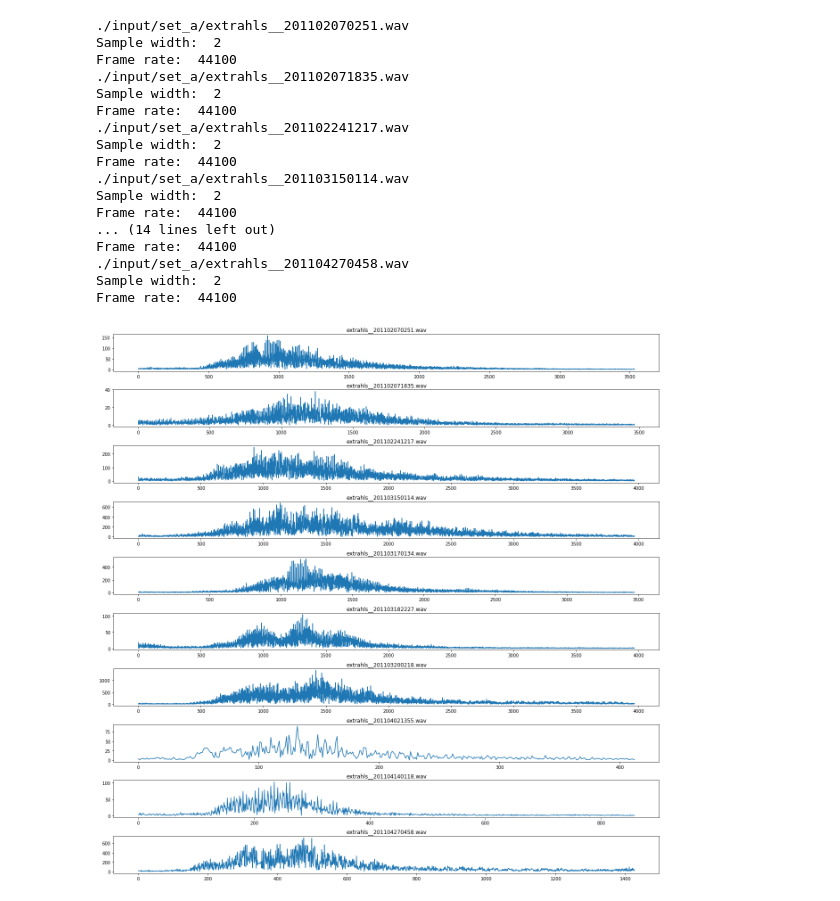
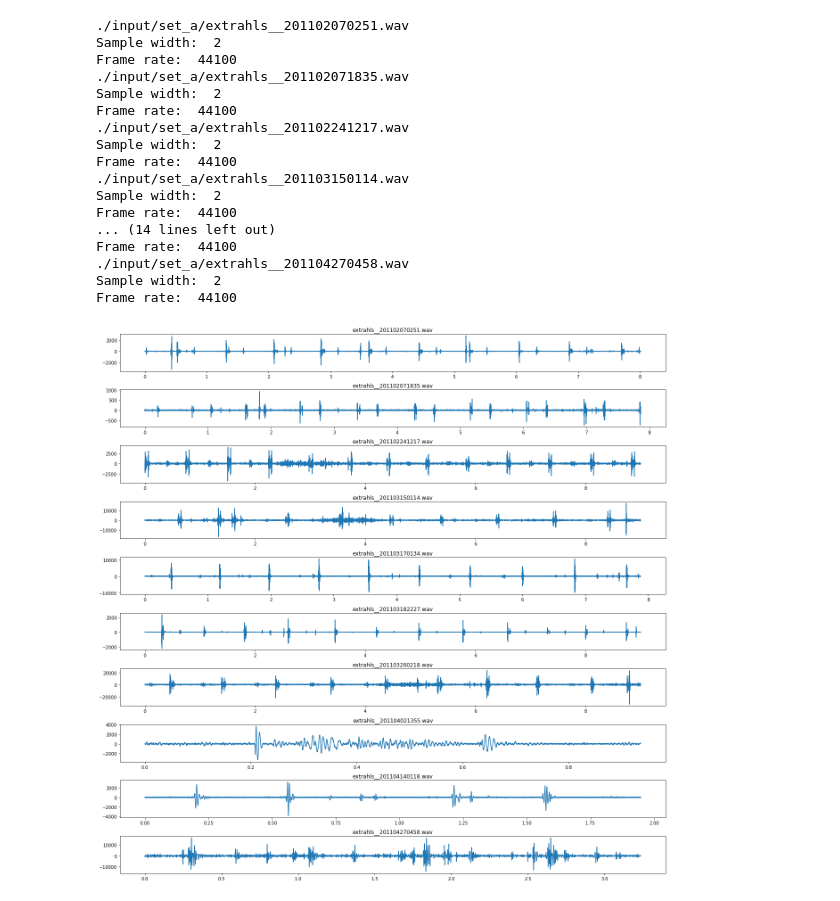
Before and after one commit to ejoonie/heart_sound, a Jupyter notebook: heardbeat_graph.ipynb, the cells around one changed output. Drawn from its saved outputs; the diff is of its cells as text; code cells hidden in the pictures.

```diff
--- a/heardbeat_graph.ipynb
+++ b/heardbeat_graph.ipynb
@@ -58,33 +58,33 @@ if __name__ == '__main__':
     total = 10 #len(os.listdir(DIR_A))
     start = 100
     end = start + total
     fig = plt.figure(figsize=(20, total * 2)) # 20 inches width, 2 inches height per graph
 
     for num, filename in enumerate(os.listdir(DIR_A)[start:end]):
-#         x, y = get_xy_normal(os.path.join(DIR_A, filename))
-        x, y = get_xy_fft(os.path.join(DIR_A, filename))
+        x, y = get_xy_normal(os.path.join(DIR_A, filename))
+#         x, y = get_xy_fft(os.path.join(DIR_A, filename))
         plt.subplot(total, 1, num + 1)
         plt.plot(x, y)
         plt.title(filename)
 
     plt.subplots_adjust(top=0.92, bottom=0.08, left=0.10, right=0.95, hspace=0.5, wspace=0.35)
     plt.show()
 # %% [output]
 ./input/set_a/extrahls__201102070251.wav
 Sample width:  2
 Frame rate:  44100
 ./input/set_a/extrahls__201102071835.wav
 Sample width:  2
 Frame rate:  44100
 ./input/set_a/extrahls__201102241217.wav
 Sample width:  2
 Frame rate:  44100
 ./input/set_a/extrahls__201103150114.wav
 Sample width:  2
 Frame rate:  44100
 ... (14 lines left out)
 Frame rate:  44100
 ./input/set_a/extrahls__201104270458.wav
 Sample width:  2
 Frame rate:  44100
-[figure, old version]
+[figure, new version]
```
Also changed, not shown: 2 other files.
